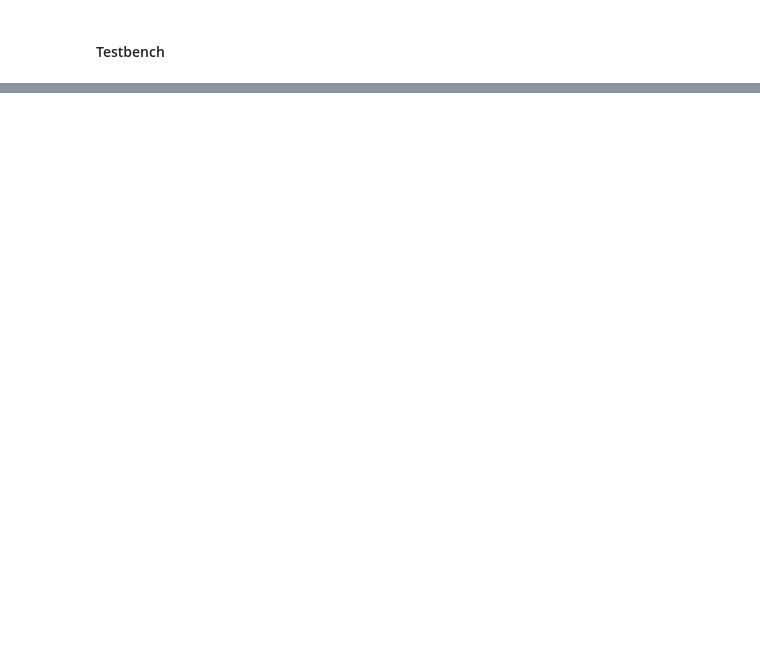
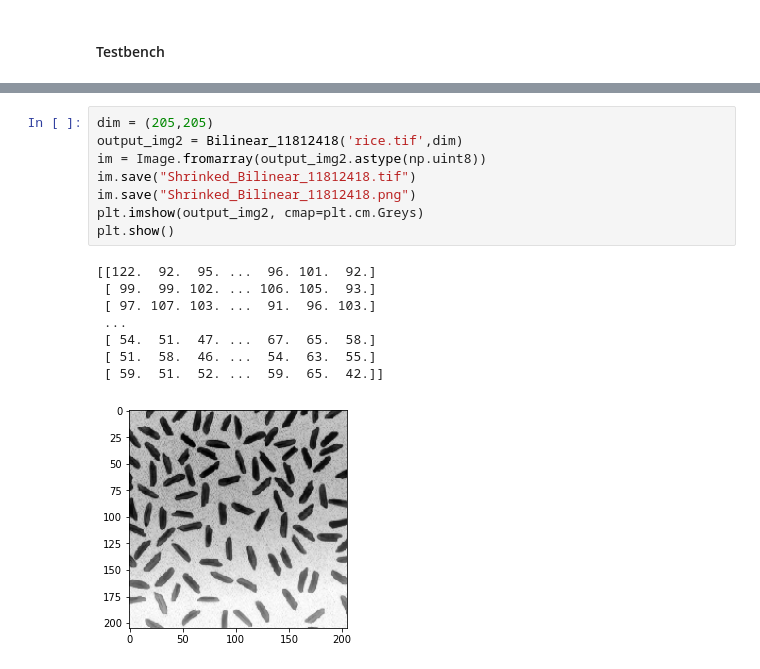
Before and after one commit to sparkcyf/SUSTech_EE326_Digital_image_Processing, a Jupyter notebook: lab2/lab2.ipynb, the cells around one changed output, grey strips where cells are left out. Saved outputs shown, nothing was run; the diff lists cells and outputs as text; blank space fills up the shorter version.

```diff
--- a/lab2/lab2.ipynb
+++ b/lab2/lab2.ipynb
@@ -179,6 +171,23 @@ plt.show()
  [ 52.  52.  52. ...  65.  52.  54.]
  [ 59.  59.  51. ...  65.  46.  42.]]
 [figure]
+# %%
+dim = (205,205)
+output_img2 = Bilinear_11812418('rice.tif',dim)
+im = Image.fromarray(output_img2.astype(np.uint8))
+im.save("Shrinked_Bilinear_11812418.tif")
+im.save("Shrinked_Bilinear_11812418.png")
+plt.imshow(output_img2, cmap=plt.cm.Greys)
+plt.show()
+# %% [output]
+[[122.  92.  95. ...  96. 101.  92.]
+ [ 99.  99. 102. ... 106. 105.  93.]
+ [ 97. 107. 103. ...  91.  96. 103.]
+ ...
+ [ 54.  51.  47. ...  67.  65.  58.]
+ [ 51.  58.  46. ...  54.  63.  55.]
+ [ 59.  51.  52. ...  59.  65.  42.]]
+[figure, added]
 # %%
 delta_img = output_img2-output_img
 
```
Also changed, not shown: parts of 12 cells of this notebook.
